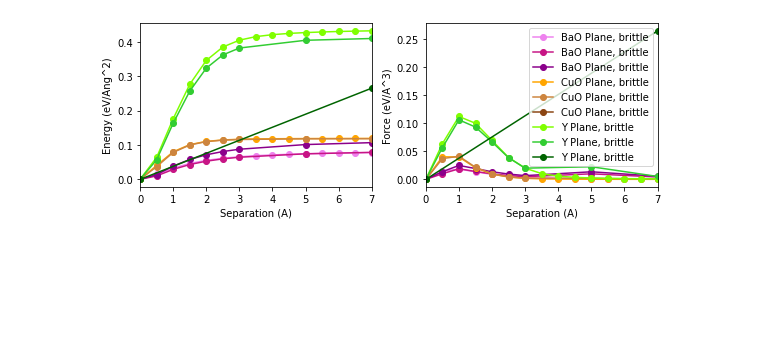
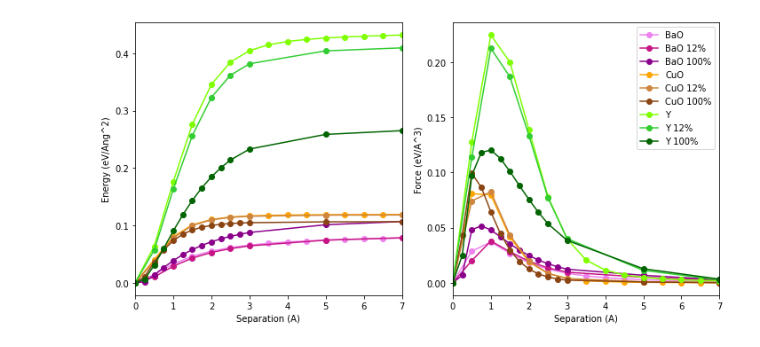
Before and after one commit to llittle/AP275, a Jupyter notebook: Results.ipynb, the cells around one changed output. Drawn from its saved outputs; the diff is of its cells as text; code cells hidden in the pictures; blank space fills up the shorter version.

```diff
--- a/Results.ipynb
+++ b/Results.ipynb
@@ -12,7 +12,7 @@ BaO_eng_relax_Ry = np.array([-1868.8506029235,-1868.8422916915,
                   -1868.7859397456,-1868.7842131765,
                   -1868.7819223419])
 BaO_eng_relax = (BaO_eng_relax_Ry - eng_0)*13.6/area
-BaO_force_relax = np.insert(np.diff(BaO_eng_relax),0,0)
+BaO_force_relax = np.insert(np.diff(BaO_eng_relax)/np.diff(BaO_sep_relax),0,0)
 
 sep_scf = np.array([0,0.5,1,1.5,2,2.5,3,3.5,4,4.5,5,5.5,6,6.5,7])
 BaO_eng_scf_Ry = np.array([-1868.8506029235,-1868.83506338,
@@ -24,7 +24,7 @@ BaO_eng_scf_Ry = np.array([-1868.8506029235,-1868.83506338,
                         -1868.76770168, -1868.76683202,
                         -1868.76608357])
 BaO_eng_scf = (BaO_eng_scf_Ry - eng_0)*13.6/area
-BaO_force_scf = np.insert(np.diff(BaO_eng_scf),0,0)
+BaO_force_scf = np.insert(np.diff(BaO_eng_scf)/np.diff(sep_scf),0,0)
 
 CuO_eng_scf_Ry = np.array([-1868.8506029235, -1868.80681669,
                           -1868.76360865, -1868.74116813,
@@ -35,7 +35,7 @@ CuO_eng_scf_Ry = np.array([-1868.8506029235, -1868.80681669,
                           -1868.72171420, -1868.72162156,
                           -1868.72154483])
 CuO_eng_scf = (CuO_eng_scf_Ry - eng_0)*13.6/area
-CuO_force_scf = np.insert(np.diff(CuO_eng_scf),0,0)
+CuO_force_scf = np.insert(np.diff(CuO_eng_scf)/np.diff(sep_scf),0,0)
 
 Y_eng_scf_Ry = np.array([-1868.8506029235,-1868.78138813,
                         -1868.65960884, -1868.55110556,
@@ -46,7 +46,7 @@ Y_eng_scf_Ry = np.array([-1868.8506029235,-1868.78138813,
                         -1868.38454026, -1868.38338326,
                         -1868.38245571])
 Y_eng_scf = (Y_eng_scf_Ry - eng_0)*13.6/area
-Y_force_scf = np.insert(np.diff(Y_eng_scf),0,0)
+Y_force_scf = np.insert(np.diff(Y_eng_scf)/np.diff(sep_scf),0,0)
 # %%
 f, ax = plt.subplots(1,2,sharex=True, figsize = [8,3])
 ax[0].plot(BaO_sep_relax, BaO_eng_relax, 's--',label = 'BaO Plane, relaxed', color = 'darkmagenta')
@@ -132,36 +132,36 @@ f3.savefig('Normalized Energy.png')
 # %%
-f3,ax3 = plt.subplots(1,2,sharex=True, figsize = [8,3])
-ax3[0].plot(sep_scf, BaO_eng_scf, '-o',label = 'BaO Plane, brittle', color = 'violet')
-ax3[0].plot(dsep_BaO, dBaO_eng, '-o',label = 'BaO Plane, brittle', color = 'mediumvioletred')
-ax3[0].plot(Ca_sep_BaO, Ca_BaO_eng, '-o',label = 'BaO Plane, brittle', color = 'darkmagenta')
+f3,ax3 = plt.subplots(1,2,sharex=True, figsize = [10,5])
+ax3[0].plot(sep_scf, BaO_eng_scf, '-o',label = 'BaO', color = 'violet')
+ax3[0].plot(dsep_BaO, dBaO_eng, '-o',label = 'BaO 12%', color = 'mediumvioletred')
+ax3[0].plot(Ca_sep_BaO, Ca_BaO_eng, '-o',label = 'BaO 100%', color = 'darkmagenta')
 
-ax3[0].plot(sep_scf, CuO_eng_scf, '-o',label = 'CuO Plane, brittle', color = 'orange')
-ax3[0].plot(dsep_CuO, dCuO_eng, '-o',label = 'CuO Plane, brittle', color = 'peru')
-ax3[0].plot(Ca_sep_CuO, Ca_CuO_eng, '-o',label = 'CuO Plane, brittle', color = 'saddlebrown')
+ax3[0].plot(sep_scf, CuO_eng_scf, '-o',label = 'CuO', color = 'orange')
+ax3[0].plot(dsep_CuO, dCuO_eng, '-o',label = 'CuO 12%', color = 'peru')
+ax3[0].plot(Ca_sep_CuO, Ca_CuO_eng, '-o',label = 'CuO 100%', color = 'saddlebrown')
 
-ax3[0].plot(sep_scf, Y_eng_scf, '-o',label = 'Y Plane, brittle', color = 'chartreuse')
-ax3[0].plot(dsep_Y, dY_eng, '-o',label = 'Y Plane, brittle', color = 'limegreen')
-ax3[0].plot(Ca_sep_Y, Ca_Y_eng, '-o',label = 'Y Plane, brittle', color = 'darkgreen')
+ax3[0].plot(sep_scf, Y_eng_scf, '-o',label = 'Y', color = 'chartreuse')
+ax3[0].plot(dsep_Y, dY_eng, '-o',label = 'Y 12%', color = 'limegreen')
+ax3[0].plot(Ca_sep_Y, Ca_Y_eng, '-o',label = 'Y 100%', color = 'darkgreen')
 
-ax3[1].plot(sep_scf, BaO_force_scf, 'o-',label = 'BaO Plane, brittle', color = 'violet')
-ax3[1].plot(dsep_BaO, dBaO_force, 'o-',label = 'BaO Plane, brittle', color = 'mediumvioletred')
-ax3[1].plot(Ca_sep_BaO, Ca_BaO_force, 'o-',label = 'BaO Plane, brittle', color = 'darkmagenta')
+ax3[1].plot(sep_scf, BaO_force_scf, 'o-',label = 'BaO', color = 'violet')
+ax3[1].plot(dsep_BaO, dBaO_force, 'o-',label = 'BaO 12%', color = 'mediumvioletred')
+ax3[1].plot(Ca_sep_BaO, Ca_BaO_force, 'o-',label = 'BaO 100%', color = 'darkmagenta')
 
-ax3[1].plot(sep_scf, CuO_force_scf, 'o-',label = 'CuO Plane, brittle', color = 'orange')
-ax3[1].plot(dsep_CuO, dCuO_force, 'o-',label = 'CuO Plane, brittle', color = 'peru')
-ax3[1].plot(Ca_sep_CuO, Ca_CuO_force, 'o-',label = 'CuO Plane, brittle', color = 'saddlebrown')
+ax3[1].plot(sep_scf, CuO_force_scf, 'o-',label = 'CuO', color = 'orange')
+ax3[1].plot(dsep_CuO, dCuO_force, 'o-',label = 'CuO 12%', color = 'peru')
+ax3[1].plot(Ca_sep_CuO, Ca_CuO_force, 'o-',label = 'CuO 100%', color = 'saddlebrown')
 
-ax3[1].plot(sep_scf, Y_force_scf, 'o-',label = 'Y Plane, brittle', color = 'chartreuse')
-ax3[1].plot(dsep_Y, dY_force, 'o-',label = 'Y Plane, brittle', color = 'limegreen')
-ax3[1].plot(Ca_sep_Y, Ca_Y_force, 'o-',label = 'Y Plane, brittle', color = 'darkgreen')
+ax3[1].plot(sep_scf, Y_force_scf, 'o-',label = 'Y', color = 'chartreuse')
+ax3[1].plot(dsep_Y, dY_force, 'o-',label = 'Y 12%', color = 'limegreen')
+ax3[1].plot(Ca_sep_Y, Ca_Y_force, 'o-',label = 'Y 100%', color = 'darkgreen')
 
 ax3[1].set_xlabel('Separation (A)')
 ax3[1].set_ylabel('Force (eV/A^3)')
 ax3[0].set_ylabel('Energy (eV/Ang^2)')
 ax3[0].set_xlabel('Separation (A)')
 ax3[1].set_xlim([0,7])
 ax3[1].legend()
 f3.tight_layout()
 f3.savefig('Doped v undoped.png')
 # %% [output]
-[figure, old version]
+[figure, new version]
```
Also changed, not shown: parts of 2 cells of this notebook, 56 other files.
